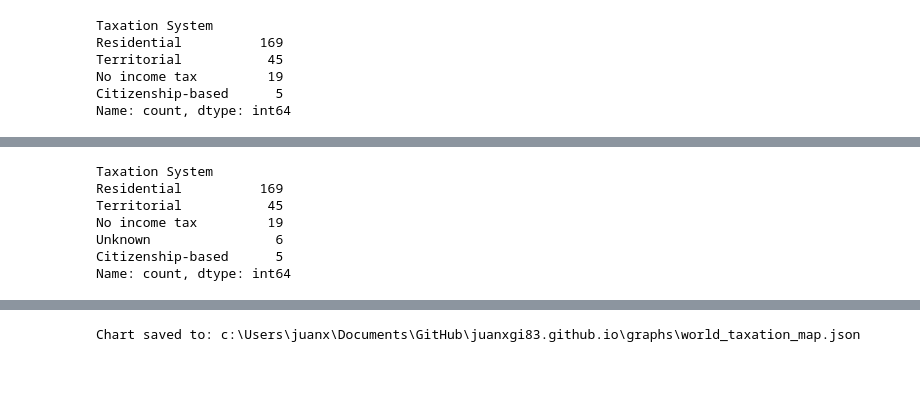
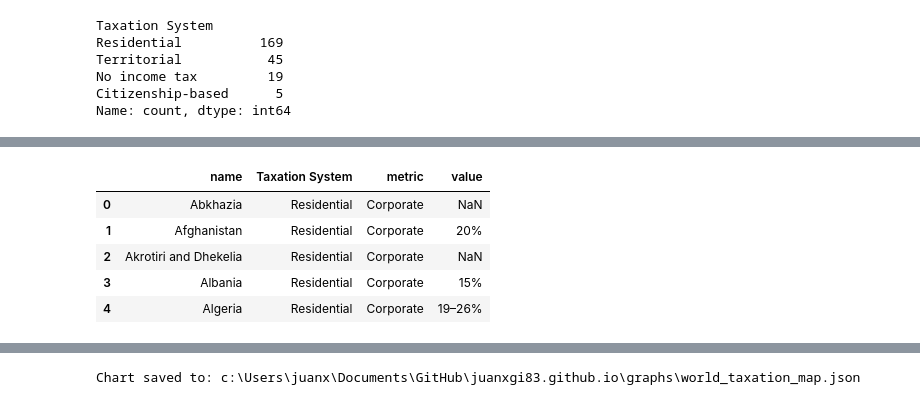
Before and after one commit to juanxgi83/juanxgi83.github.io, a Jupyter notebook: jupyter_notebooks/world_taxation_scraping.ipynb, the cells around one changed output, grey strips where cells are left out. Saved outputs shown, nothing was run; the diff lists cells and outputs as text; code cells hidden in the pictures; blank space fills up the shorter version.

```diff
--- a/jupyter_notebooks/world_taxation_scraping.ipynb
+++ b/jupyter_notebooks/world_taxation_scraping.ipynb
@@ -18,7 +18,7 @@ import re
 
 url1 = "https://en.wikipedia.org/wiki/International_taxation"
 request_headers = {
-    'User-Agent': 'Educational Project (contact: student@university.edu)',
+    'User-Agent': 'Educational Project',
     'Accept': 'text/html,application/xhtml+xml,application/xml;q=0.9,*/*;q=0.8'
 }
 
@@ -220,7 +220,7 @@ df_merged.head(20)
 | 18 | NaN | NaN | NaN | NaN | NaN | NaN | ... |
 | 19 | Bangladesh | 32.5% | 0% | 25% |  |  | ... |
 # %%
-# Prepare merged data for visualization and country name mapping
+# Prepare merged data for visualization, mapping, and tidy long format
 from vega_datasets import data as vega_data
 
 countries = alt.topo_feature(vega_data.world_110m.url, 'countries')
@@ -240,41 +240,47 @@ country_mapping = {
     'Czech Republic': 'Czechia',
     'Timor-Leste': 'Timor-Leste',
     'Eswatini': 'eSwatini',
     'Serbia': 'Serbia',
     'Bosnia and Herzegovina': 'Bosnia and Herz.',
     'Dominican Republic': 'Dominican Rep.',
     'Central African Republic': 'Central African Rep.',
     'South Sudan': 'S. Sudan',
     'Solomon Islands': 'Solomon Is.',
     'Equatorial Guinea': 'Eq. Guinea',
     'Guinea-Bissau': 'Guinea-Bissau',
     'W. Sahara': 'W. Sahara'
 }
 
 df_viz['name'] = df_viz['Country_clean'].replace(country_mapping)
 
 if 'Taxation System' in df_viz.columns:
     df_viz['Taxation System'] = df_viz['Taxation System'].fillna('Unknown')
 else:
     df_viz['Taxation System'] = 'Unknown'
 
 df_viz = df_viz.rename(columns={
     'Individual income Lowest': 'Income_Tax_Min',
     'Individual income Highest': 'Income_Tax_Max',
     'VAT or GSTorSales': 'VAT_GST_Sales'
 })
 
-viz_columns = ['name', 'Taxation System', 'Corporate', 'Income_Tax_Min', 'Income_Tax_Max', 'VAT_GST_Sales']
+metric_columns = ['Corporate', 'Income_Tax_Min', 'Income_Tax_Max', 'VAT_GST_Sales']
+viz_columns = ['name', 'Taxation System'] + metric_columns
 df_viz_clean = df_viz[viz_columns].copy()
 
-df_viz_clean.head()
-df_viz_clean['Taxation System'].value_counts()
+df_viz_long = df_viz_clean.melt(
+    id_vars=['name', 'Taxation System'],
+    value_vars=metric_columns,
+    var_name='metric',
+    value_name='value'
+)
+
+df_viz_long.head()
 # %% [output]
-Taxation System
-Residential          169
-Territorial           45
-No income tax         19
-Unknown                6
-Citizenship-based      5
-Name: count, dtype: int64
+|  | name | Taxation System | metric | value |
+| 0 | Abkhazia | Residential | Corporate | NaN |
+| 1 | Afghanistan | Residential | Corporate | 20% |
+| 2 | Akrotiri and Dhekelia | Residential | Corporate | NaN |
+| 3 | Albania | Residential | Corporate | 15% |
+| 4 | Algeria | Residential | Corporate | 19–26% |
 # %%
```
Also changed, not shown: parts of 1 cell of this notebook, 11 other files.
